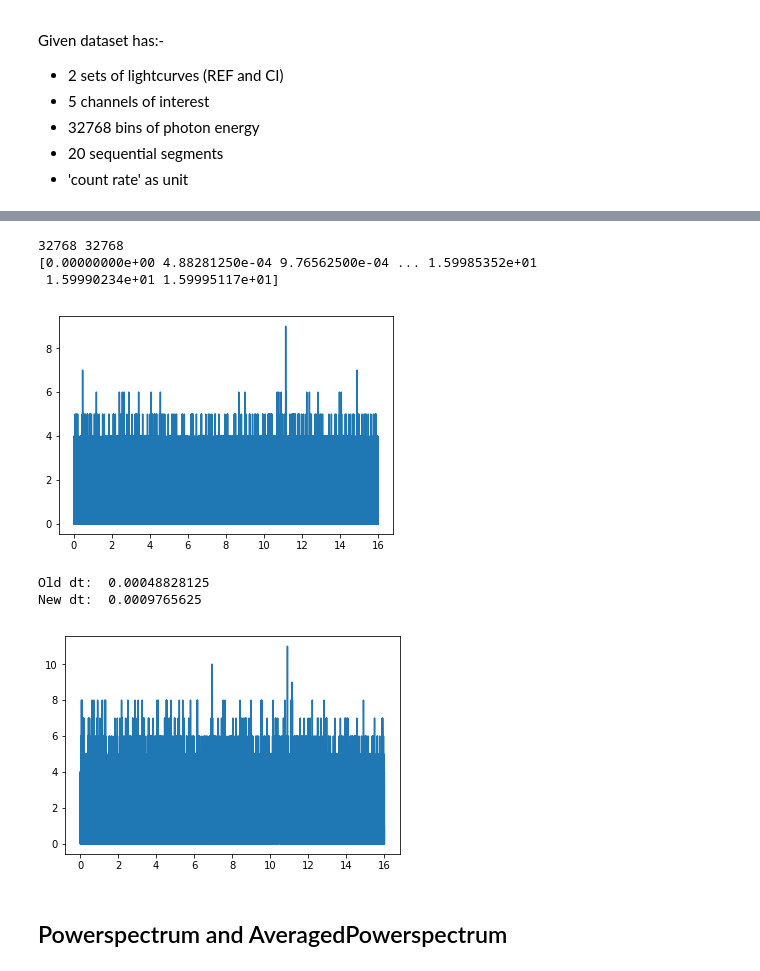
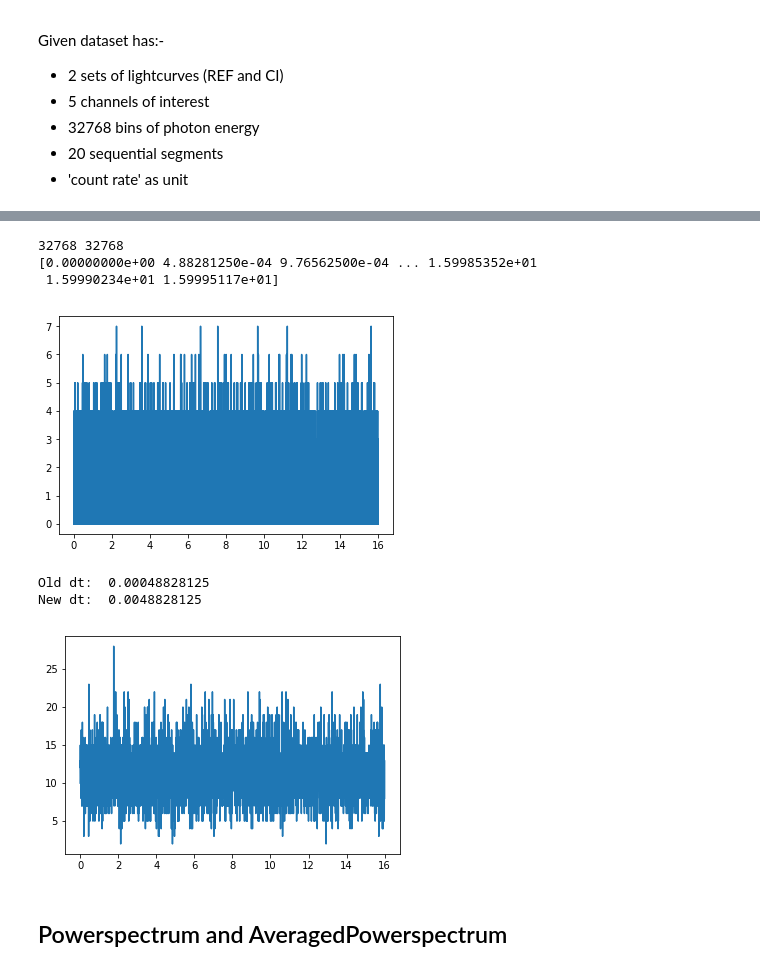
Before and after one commit to swapsha96/gsoc-learning, a Jupyter notebook: week0/Playing with kHz QPO.ipynb, the cells around one changed output, grey strips where cells are left out. Cells and saved outputs as stored; diff of their text form; code cells hidden in the pictures.

```diff
--- a/week0/Playing with kHz QPO.ipynb
+++ b/week0/Playing with kHz QPO.ipynb
@@ -48,8 +48,8 @@ Table length=32768
 | 2048.0 .. 2048.0 | 0.0 .. 0.0 |
 # %%
 # multiply dt to get counts
-ref = lc_fits['REF'] * dt
-ci = lc_fits['CI'] * dt
+ref = np.array(lc_fits['REF'] * dt)
+ci = np.array(lc_fits['CI'] * dt)
 print(ref.shape, ci.shape)
 # %% [output]
 (32768, 20) (32768, 5, 20)
@@ -84,27 +75,28 @@ Length = 32768 rows
 [1. 0. 1. 1. 0. 3. 0. 0. 1. 1. 1. 1. 2. 1. 0. 0. 3. 2. 2. 0.]
 # %%
-start = 0
-stop = 1
-# Taking 1 segment (for now)
-counts = np.hstack(np.array(ref[:,start:stop]))
-times = np.arange(0,n_seconds*(stop-start), dt)
+start = 1
+stop = 2
+num_segments = stop-start
+counts = np.hstack(np.array(ref[0:int(16*n_bins/n_seconds),start:stop]))
+times = np.arange(0,16, dt)
 print(len(times), len(counts))
 print(times)
 lc = Lightcurve(times, counts, dt=dt)
 lc.plot()
-
-lc_rebin = lc.rebin(dt*2)
-print("Old dt: ", lc.dt)
-print("New dt: ", lc_rebin.dt)
-lc_rebin.plot()
 # %% [output]
 32768 32768
 [0.00000000e+00 4.88281250e-04 9.76562500e-04 ... 1.59985352e+01
  1.59990234e+01 1.59995117e+01]
-[figure, old version]
+[figure, new version]
-Old dt:  0.00048828125
-New dt:  0.0009765625
-[figure, removed]
+# %%
+lc_rebin = lc.rebin(dt*10)
+print("Old dt: ", lc.dt)
+print("New dt: ", lc_rebin.dt)
+lc_rebin.plot()
+# %% [output]
+Old dt:  0.00048828125
+New dt:  0.0048828125
+[figure, added]
 # %% [markdown]
 ## Powerspectrum and AveragedPowerspectrum
 # %% [markdown]
```
Also changed, not shown: parts of 3 cells of this notebook.
